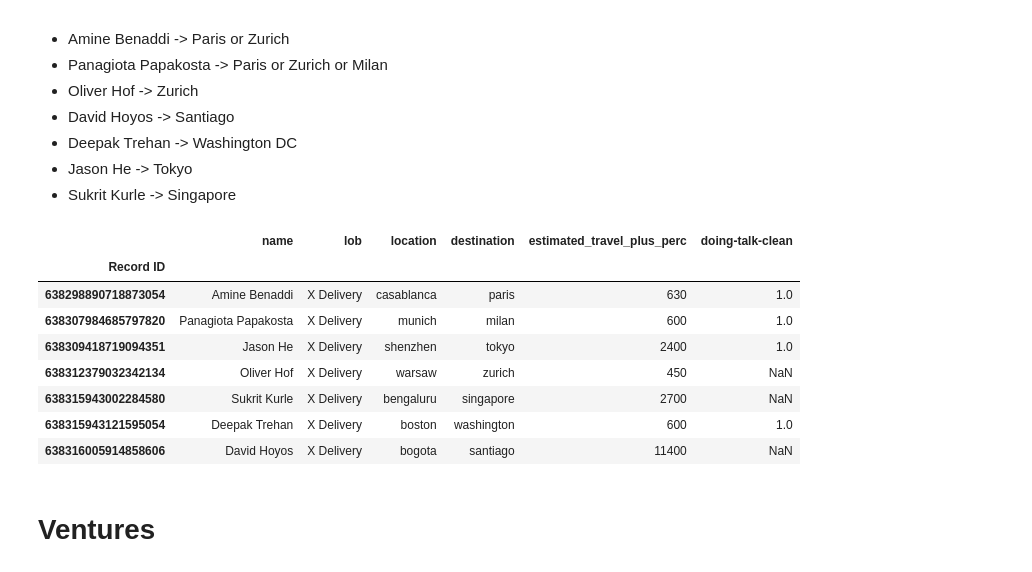
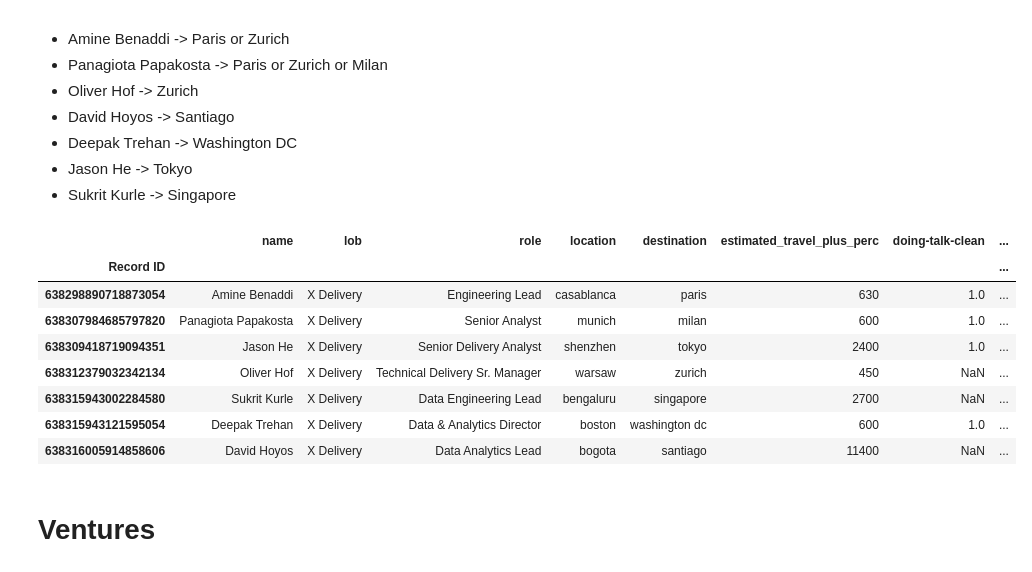
Before and after one commit to kristinageorgieva-bcg/hive-2023, a Jupyter notebook: Hive.ipynb, the cells around one changed output. Drawn from its saved outputs; the diff is of its cells as text; code cells hidden in the pictures.

Commit message:
updated travel numbers

```diff
--- a/Hive.ipynb
+++ b/Hive.ipynb
@@ -52,6 +65,7 @@ survey_raw['location'] = survey_raw['location'].str.replace('gurgaon', 'gurugram
 survey_raw['location'] = survey_raw['location'].str.replace('gurugaon', 'gurugram')
 survey_raw['location'] = survey_raw['location'].str.replace('bangalore', 'bengaluru')
 survey_raw['location'] = survey_raw['location'].str.replace('  bek', '')
+survey_raw['location'] = survey_raw['location'].str.replace('bek', 'bengaluru')
 survey_raw['location'] = survey_raw['location'].str.replace('santaigo', 'santiago')
 survey_raw['location'] = survey_raw['location'].str.replace(' brazil', '')
 survey_raw['location'] = survey_raw['location'].str.replace(' city', '')
@@ -62,6 +76,8 @@ survey_raw['location'] = survey_raw['location'].str.replace('saettle', 'seattle'
 survey_raw['location'] = survey_raw['location'].str.replace('colgone', 'cologne')
 survey_raw['location'] = survey_raw['location'].str.replace('los angeles', 'temp')
 survey_raw['location'] = survey_raw['location'].str.replace('manhattan beach', 'temp')
+survey_raw['location'] = survey_raw['location'].str.replace('nyc', 'new york')
+survey_raw['location'] = survey_raw['location'].str.replace('sdasd', 'madrid')
 survey_raw['location'] = survey_raw['location'].str.replace('temp', 'manhattan beach & la')
 survey_raw['location'] = survey_raw['location'].str.strip()
 # %%
@@ -274,44 +290,44 @@ travel_bos_iad = 200
 hotel_iad = 400
 
 travel_szx_tok = 2100
 hotel_tok = 300
 
 travel_blr_sin = 2100 #5hr flight
 hotel_sin = 600 #2 nights required
 
 total_cmn_cdg = travel_cmn_cdg + hotel_cdg
 total_cmn_zrh = travel_cmn_zrh + hotel_zrh
 
 total_muc_cdg = travel_muc_cdg + hotel_cdg
 total_muc_zrh = travel_muc_zrh + hotel_zrh
 total_muc_mxp = travel_muc_mxp + hotel_mxp
 
 total_scl = travel_bog_scl + hotel_scl
 total_iad = travel_bos_iad + hotel_iad
 total_tok = travel_szx_tok + hotel_tok
 total_sin = travel_blr_sin + hotel_sin
 total_waw_zrh = travel_waw_zrh + hotel_zrh
 
 
 travel_lob_rep_delivery = lob_reps[lob_reps['lob'] == 'X Delivery'].dropna(subset=['lob_rep_reason'])
 travel_lob_rep_delivery = travel_lob_rep_delivery.loc[travel_lob_rep_delivery['name'].isin(['Amine Benaddi', 'Panagiota Papakosta', 'Oliver Hof', 'David Hoyos', 'Deepak Trehan', 'Jason He', 'Sukrit Kurle'])]
 travel_lob_rep_delivery = travel_lob_rep_delivery.drop_duplicates(subset='name')
 
-travel_lob_rep_delivery.insert(4, 'destination', ['paris', 'milan', 'tokyo', 'zurich', 'singapore', 'washington', 'santiago'], True)
+travel_lob_rep_delivery.insert(4, 'destination', ['paris', 'milan', 'tokyo', 'zurich', 'singapore', 'washington dc', 'santiago'], True)
 travel_lob_rep_delivery.insert(5, 'estimated_travel_plus_perc', [total_cmn_cdg, total_muc_mxp, total_tok, total_waw_zrh, total_sin, total_iad, total_scl], True)
 
 
-travel_lob_rep_delivery[['name', 'lob', 'location', 'destination', 'estimated_travel_plus_perc', 'doing-talk-clean']]
+travel_lob_rep_delivery[['name', 'lob', 'role', 'location', 'destination', 'estimated_travel_plus_perc', 'doing-talk-clean', 'travel_notes', 'other', 'lob_rep_reason']]
 # %% [output]
-|  | name | lob | location | destination | estimated_travel_plus_perc | doing-talk-clean |
-| Record ID |  |  |  |  |  |  |
-| 638298890718873054 | Amine Benaddi | X Delivery | casablanca | paris | 630 | 1.0 |
-| 638307984685797820 | Panagiota Papakosta | X Delivery | munich | milan | 600 | 1.0 |
-| 638309418719094351 | Jason He | X Delivery | shenzhen | tokyo | 2400 | 1.0 |
-| 638312379032342134 | Oliver Hof | X Delivery | warsaw | zurich | 450 | NaN |
-| 638315943002284580 | Sukrit Kurle | X Delivery | bengaluru | singapore | 2700 | NaN |
-| 638315943121595054 | Deepak Trehan | X Delivery | boston | washington | 600 | 1.0 |
-| 638316005914858606 | David Hoyos | X Delivery | bogota | santiago | 11400 | NaN |
+|  | name | lob | role | location | destination | estimated_travel_plus_perc | doing-talk-clean | ... |
+| Record ID |  |  |  |  |  |  |  | ... |
+| 638298890718873054 | Amine Benaddi | X Delivery | Engineering Lead | casablanca | paris | 630 | 1.0 | ... |
+| 638307984685797820 | Panagiota Papakosta | X Delivery | Senior Analyst | munich | milan | 600 | 1.0 | ... |
+| 638309418719094351 | Jason He | X Delivery | Senior Delivery Analyst | shenzhen | tokyo | 2400 | 1.0 | ... |
+| 638312379032342134 | Oliver Hof | X Delivery | Technical Delivery Sr. Manager | warsaw | zurich | 450 | NaN | ... |
+| 638315943002284580 | Sukrit Kurle | X Delivery | Data Engineering Lead | bengaluru | singapore | 2700 | NaN | ... |
+| 638315943121595054 | Deepak Trehan | X Delivery | Data & Analytics Director | boston | washington dc | 600 | 1.0 | ... |
+| 638316005914858606 | David Hoyos | X Delivery | Data Analytics Lead | bogota | santiago | 11400 | NaN | ... |
 # %% [markdown]
 # Ventures
 # %%
```
Also changed, not shown: parts of 18 cells of this notebook, 3 other files.
